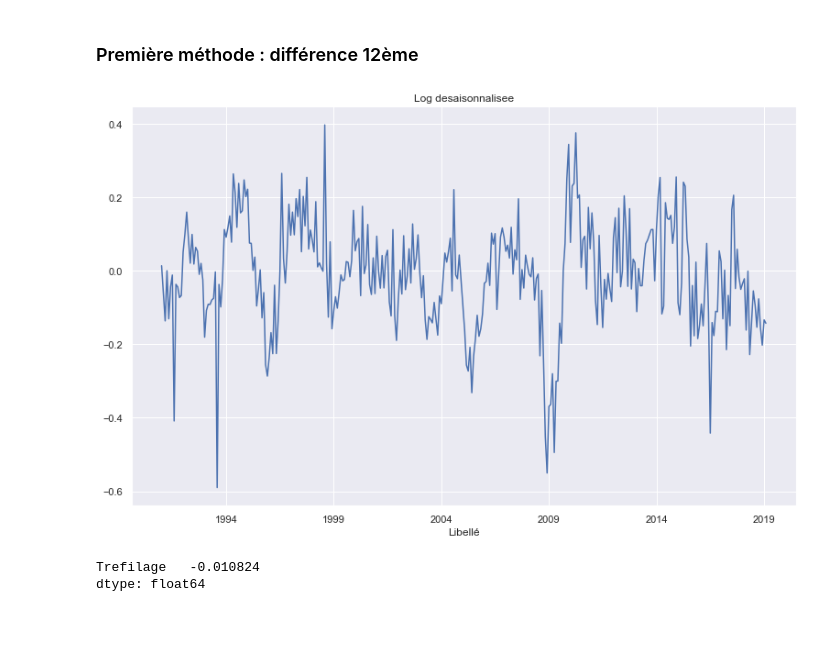
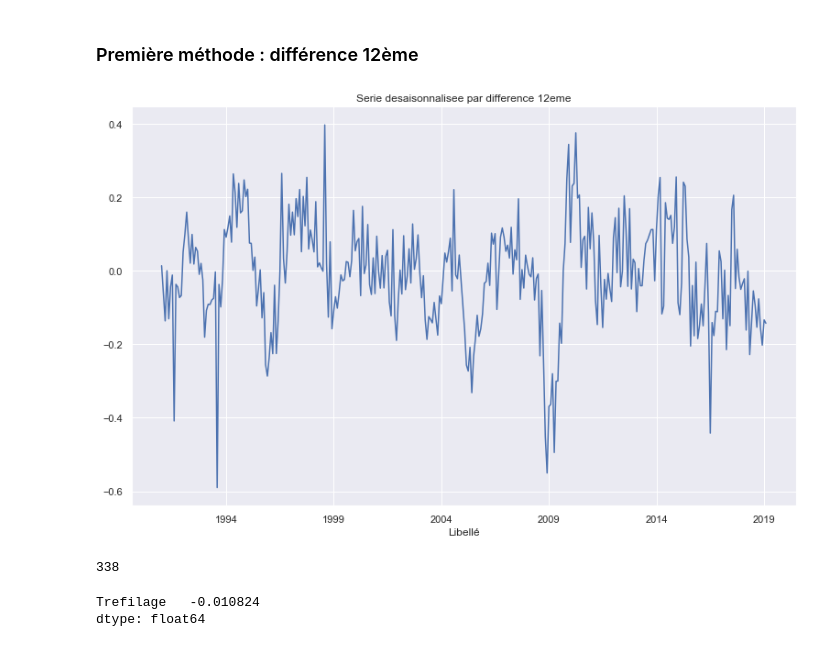
Before and after one commit to DimSum2k20/TimeSeries, a Jupyter notebook: partie1_etude_transform_serie.ipynb, the cells around one changed output. Cells and saved outputs as stored; diff of their text form; code cells hidden in the pictures.

```diff
--- a/partie1_etude_transform_serie.ipynb
+++ b/partie1_etude_transform_serie.ipynb
@@ -160,10 +165,16 @@ with mpl.rc_context():
 # %%
 log_dfT_diff=log_dfT.diff(12).dropna()
 
-log_dfT_diff.plot(title="Log desaisonnalisee", legend=False,figsize=(13,8))
+log_dfT_diff.plot(title="Serie desaisonnalisee par difference 12eme", legend=False,figsize=(13,8))
+
+plt.savefig("Images/DeSaison.png")
+
 plt.show()
+
+len(log_dfT_diff)
 # %% [output]
-[figure, old version]
+[figure, new version]
+338
 # %%
 np.mean(log_dfT_diff)
 # %% [output]
```
Also changed, not shown: parts of 16 cells of this notebook, 7 other files.
